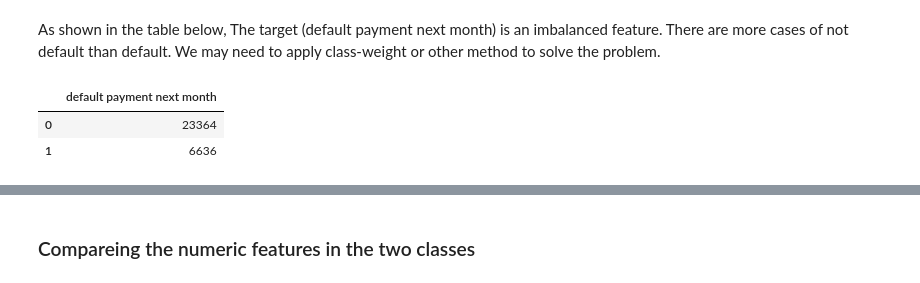
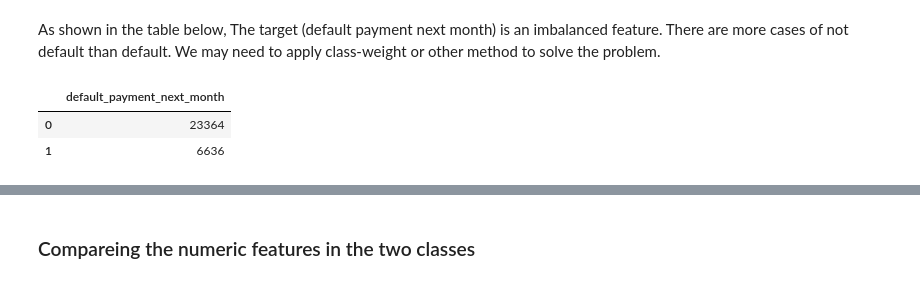
Before and after one commit to UBC-MDS/credit_default_prediction_group_20, a Jupyter notebook: src/EDA of data.ipynb, the cells around one changed output, grey strips where cells are left out. Cells and saved outputs as stored; diff of their text form; code cells hidden in the pictures.

```diff
--- a/src/EDA of data.ipynb
+++ b/src/EDA of data.ipynb
@@ -17,6 +12,8 @@ DataTransformerRegistry.enable('data_server')
 # %%
 # skip the first row, and make id column as index
 credit_df = pd.read_excel("../data/raw/default of credit card clients.xls", index_col=0, skiprows=1)
+
+credit_df = credit_df.rename(columns={'default payment next month': 'default_payment_next_month'})
 # %% [markdown]
 ### Summary of the data set
 # %% [markdown]
@@ -126,9 +123,9 @@ test_df
 # %% [markdown]
 As shown in the table below, The target (default payment next month) is an imbalanced feature. There are more cases of not default than default. We may need to apply class-weight or other method to solve the problem.
 # %%
-Target_df = pd.DataFrame(credit_df['default payment next month'].value_counts())
+Target_df = pd.DataFrame(credit_df['default_payment_next_month'].value_counts())
 Target_df
 # %% [output]
-|  | default payment next month |
+|  | default_payment_next_month |
 | 0 | 23364 |
 | 1 | 6636 |
```
Also changed, not shown: parts of 10 cells of this notebook.
